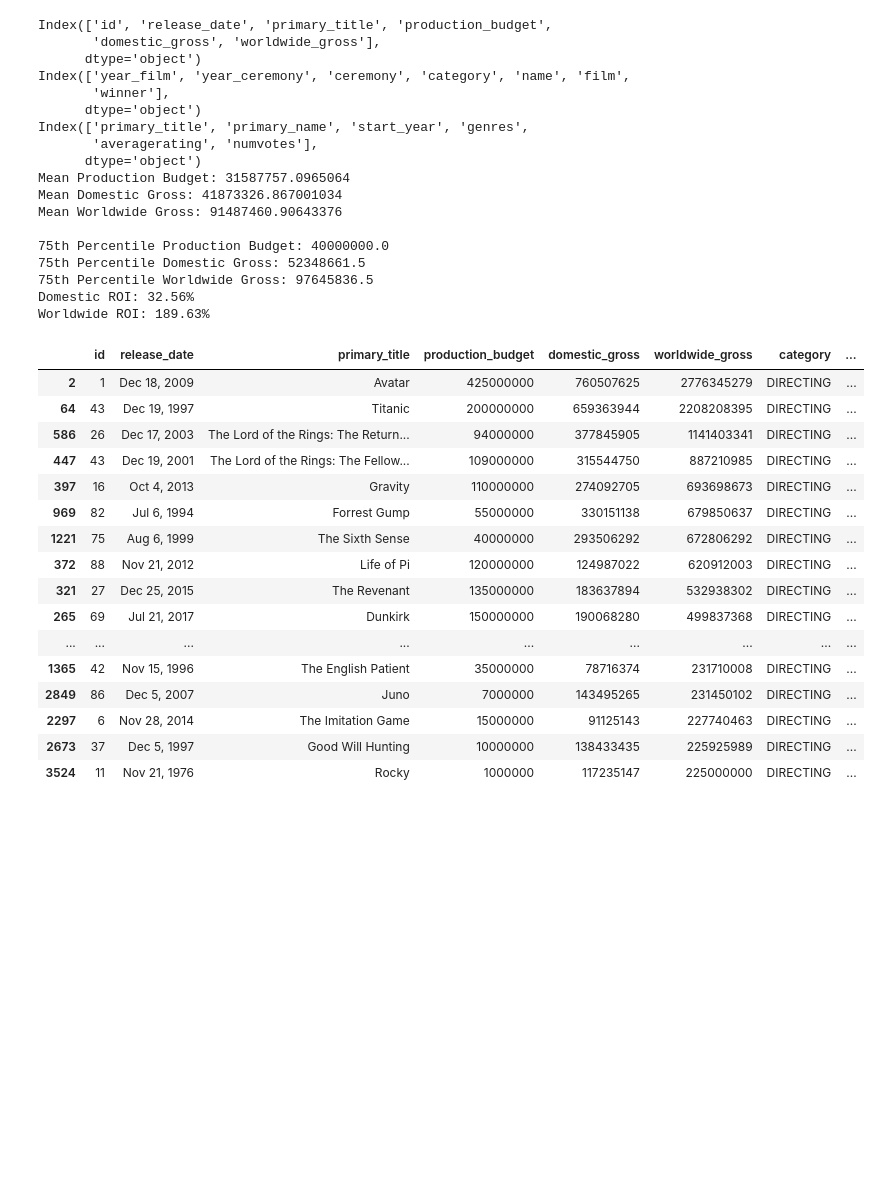
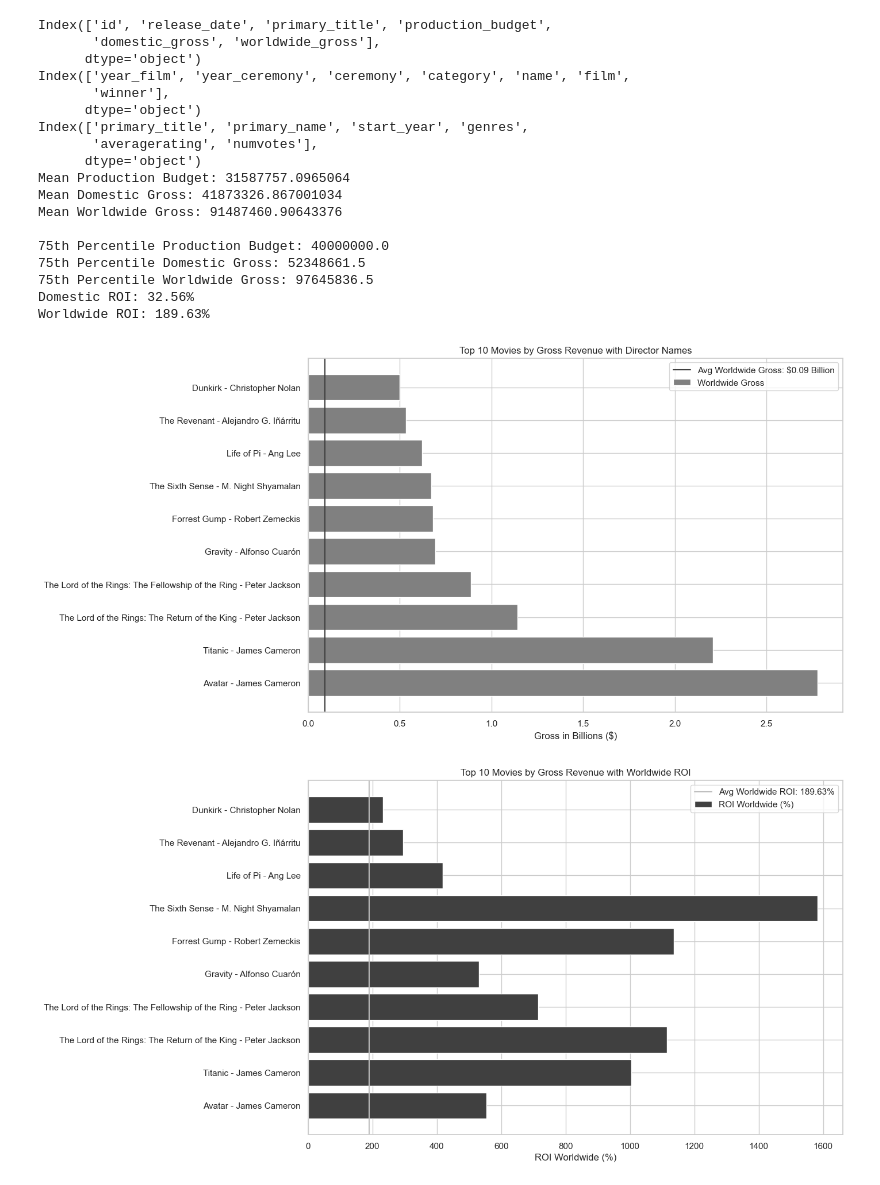
Before and after one commit to nealiyer88/dsc-phase-2-project, a Jupyter notebook: student.ipynb, the cells around one changed output. Saved outputs shown, nothing was run; the diff lists cells and outputs as text; code cells hidden in the pictures; blank space fills up the shorter version.

Commit message:
Directors visuals

```diff
--- a/student.ipynb
+++ b/student.ipynb
@@ -390,39 +390,71 @@ Worldwide ROI: 189.63%
 # %%
 # Merge DataFrames on 'film' column from directors_df, corresponding to 'primary_title' in tn_movie_budgets
 merj_df = tn_movie_budgets.merge(
     directors_df[['category', 'name', 'film', 'winner']],
     left_on='primary_title',
     right_on='film'
 )
 
 # Filter the rows where the category is 'DIRECTING'
 merj_df = merj_df[merj_df['category'] == 'DIRECTING']
 
 merj_df['production_budget'] = merj_df['production_budget'].replace('[\$,]', '', regex=True).astype('int64')
 merj_df['domestic_gross'] = merj_df['domestic_gross'].replace('[\$,]', '', regex=True).astype('int64')
 merj_df['worldwide_gross'] = merj_df['worldwide_gross'].replace('[\$,]', '', regex=True).astype('int64')
 
 
+# Calculate ROI for Domestic and Worldwide
+merj_df['ROI_Domestic'] = ((merj_df['domestic_gross'] - merj_df['production_budget']) / merj_df['production_budget']) * 100
+merj_df['ROI_Worldwide'] = ((merj_df['worldwide_gross'] - merj_df['production_budget']) / merj_df['production_budget']) * 100
+
+# Drop the 'id' column
+merj_df.drop(columns=['id'], inplace=True)
+
+# Reorder columns to move ROI columns after 'worldwide_gross'
+new_column_order = ['release_date', 'primary_title', 'production_budget', 'domestic_gross', 'worldwide_gross',
+                    'ROI_Domestic', 'ROI_Worldwide', 'category', 'name', 'film', 'winner']
+
+merj_df = merj_df[new_column_order]
+
+
 # Sort the DataFrame by 'domestic_gross' in descending order
-sorted_merj = merj_df.sort_values(by='worldwide_gross', ascending=False)
+sorted_merj = merj_df.sort_values(by='domestic_gross', ascending=False)
 
 # Select the top 50 entries
 sorted_merj.head(50)
+
+
+
+# Concatenate movie title with director name for labeling
+top_10_gross['title_director'] = top_10_gross['primary_title'] + ' - ' + top_10_gross['name']
+
+# Plotting
+fig, ax = plt.subplots(figsize=(12, 8))
+ax.barh(top_10_gross['title_director'], top_10_gross['worldwide_gross'] / 1e9, color='.5', label='Worldwide Gross')  # convert to billions for readability
+ax.set_xlabel('Gross in Billions ($)')
+ax.set_title('Top 10 Movies by Gross Revenue with Director Names')
+ax.legend()
+
+# Average lines
+mean_worldwide_gross = 91487460.90643376 / 1e9  # convert to billions
+ax.axvline(x=mean_worldwide_gross, color='.25', linestyle='-', label=f'Avg Worldwide Gross: ${mean_worldwide_gross:.2f} Billion')
+
+ax.legend()
+plt.show()
+
+# Plotting
+fig, ax = plt.subplots(figsize=(12, 8))
+ax.barh(top_10_gross['title_director'], top_10_gross['ROI_Worldwide'], color='.25', label='ROI Worldwide (%)')
+ax.set_xlabel('ROI Worldwide (%)')
+ax.set_title('Top 10 Movies by Gross Revenue with Worldwide ROI')
+ax.legend()
+
+# Average line for Worldwide ROI
+mean_worldwide_roi = 189.63
+ax.axvline(x=mean_worldwide_roi, color='.75', linestyle='-', label=f'Avg Worldwide ROI: {mean_worldwide_roi}%')
+
+ax.legend()
+plt.show()
 # %% [output]
-|  | id | release_date | primary_title | production_budget | domestic_gross | worldwide_gross | category | ... |
-| 2 | 1 | Dec 18, 2009 | Avatar | 425000000 | 760507625 | 2776345279 | DIRECTING | ... |
-| 64 | 43 | Dec 19, 1997 | Titanic | 200000000 | 659363944 | 2208208395 | DIRECTING | ... |
-| 586 | 26 | Dec 17, 2003 | The Lord of the Rings: The Return... | 94000000 | 377845905 | 1141403341 | DIRECTING | ... |
-| 447 | 43 | Dec 19, 2001 | The Lord of the Rings: The Fellow... | 109000000 | 315544750 | 887210985 | DIRECTING | ... |
-| 397 | 16 | Oct 4, 2013 | Gravity | 110000000 | 274092705 | 693698673 | DIRECTING | ... |
-| 969 | 82 | Jul 6, 1994 | Forrest Gump | 55000000 | 330151138 | 679850637 | DIRECTING | ... |
-| 1221 | 75 | Aug 6, 1999 | The Sixth Sense | 40000000 | 293506292 | 672806292 | DIRECTING | ... |
-| 372 | 88 | Nov 21, 2012 | Life of Pi | 120000000 | 124987022 | 620912003 | DIRECTING | ... |
-| 321 | 27 | Dec 25, 2015 | The Revenant | 135000000 | 183637894 | 532938302 | DIRECTING | ... |
-| 265 | 69 | Jul 21, 2017 | Dunkirk | 150000000 | 190068280 | 499837368 | DIRECTING | ... |
-| ... | ... | ... | ... | ... | ... | ... | ... | ... |
-| 1365 | 42 | Nov 15, 1996 | The English Patient | 35000000 | 78716374 | 231710008 | DIRECTING | ... |
-| 2849 | 86 | Dec 5, 2007 | Juno | 7000000 | 143495265 | 231450102 | DIRECTING | ... |
-| 2297 | 6 | Nov 28, 2014 | The Imitation Game | 15000000 | 91125143 | 227740463 | DIRECTING | ... |
-| 2673 | 37 | Dec 5, 1997 | Good Will Hunting | 10000000 | 138433435 | 225925989 | DIRECTING | ... |
-| 3524 | 11 | Nov 21, 1976 | Rocky | 1000000 | 117235147 | 225000000 | DIRECTING | ... |
+[figure, added]
+[figure, added]
```
Also changed, not shown: parts of 2 cells of this notebook.
